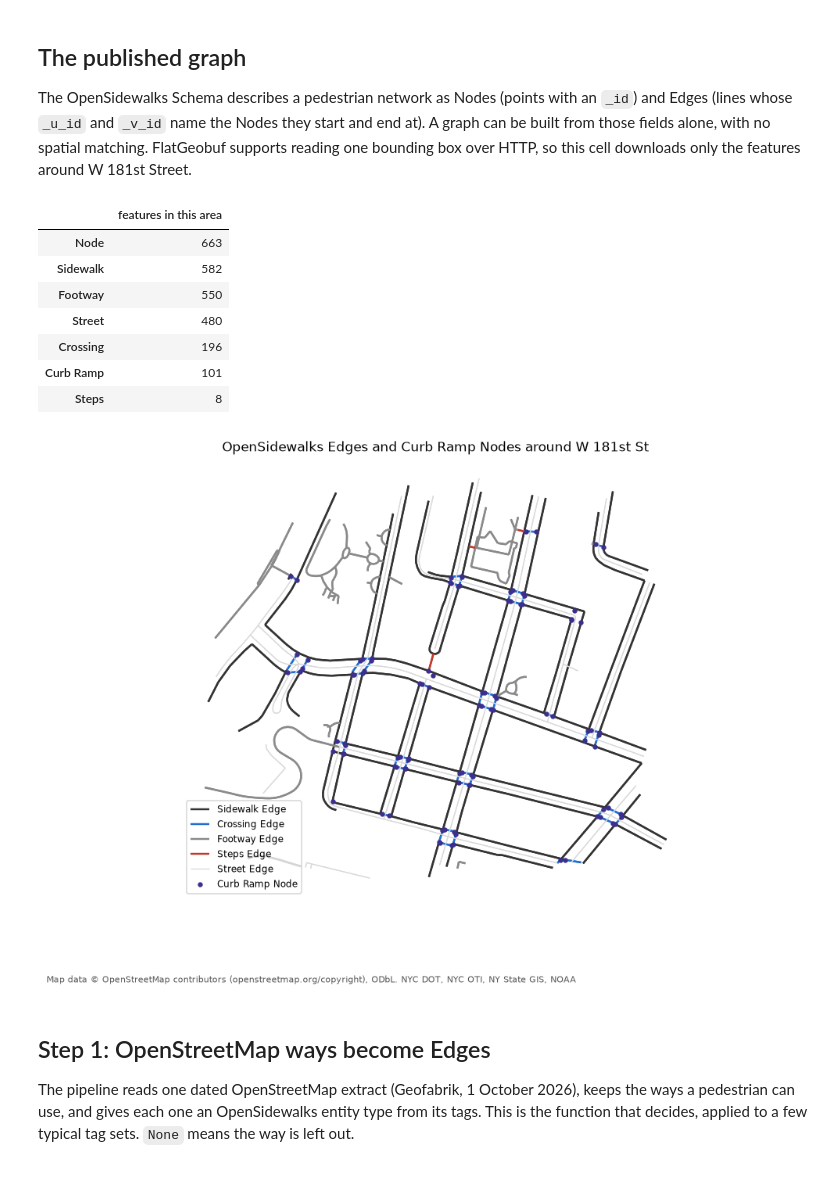
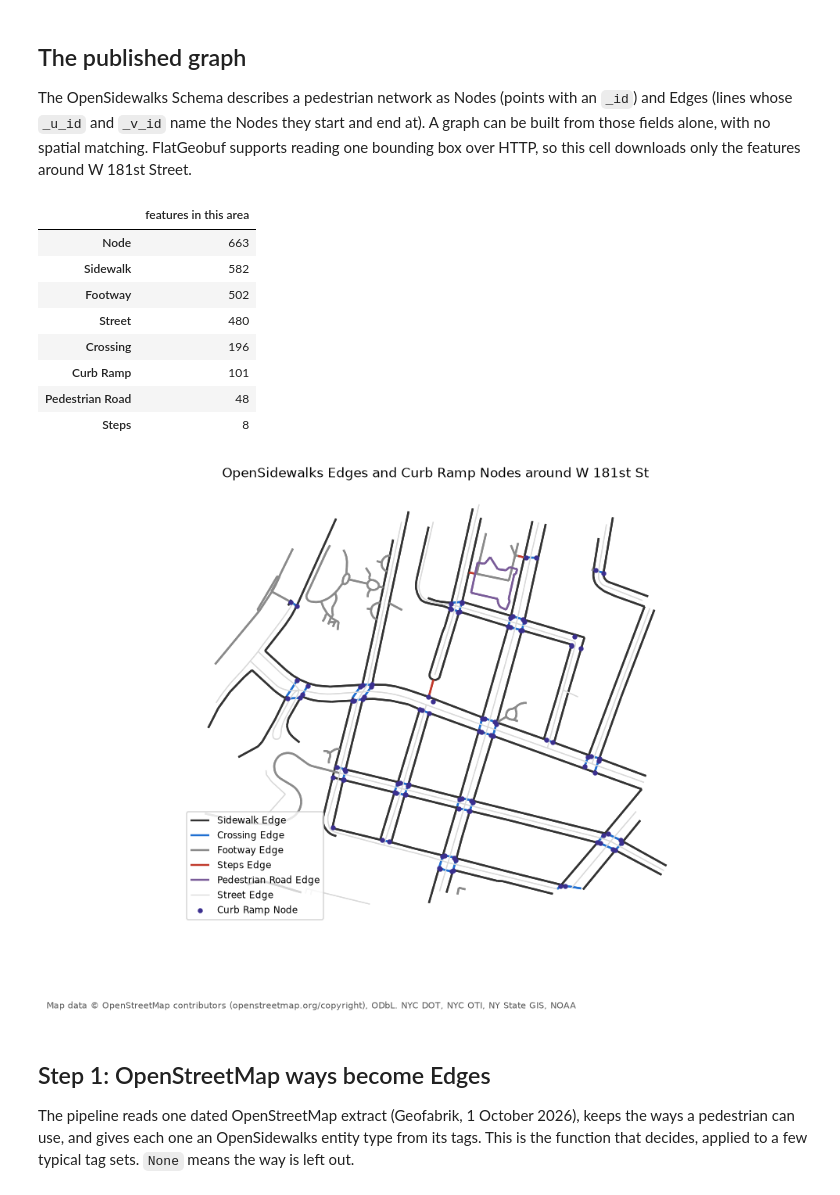
Before and after one commit to msradam/opensidewalks-nyc, a Jupyter notebook: notebooks/how-it-works.ipynb, the cells around one changed output. Drawn from its saved outputs; the diff is of its cells as text; code cells hidden in the pictures.

```diff
--- a/notebooks/how-it-works.ipynb
+++ b/notebooks/how-it-works.ipynb
@@ -51,7 +51,7 @@ def load_module(path):
 osw_to_unweaver = load_module("scripts/osw_to_unweaver.py")
 cost_wheelchair = load_module("unweaver-project/cost-wheelchair.py")
 
-RELEASE = "/vsicurl/https://github.com/msradam/opensidewalks-nyc/releases/download/v0.3.3-nyc.1/nyc-osw.fgb"
+RELEASE = "/vsicurl/https://github.com/msradam/opensidewalks-nyc/releases/download/v0.3.4-nyc.1/nyc-osw.fgb"
 UTM = "EPSG:32618"   # metres, for distances and lengths
 AREA = dict(west=-73.9425, south=40.8490, east=-73.9360, north=40.8530)   # around W 181st St
 BBOX = (AREA["west"], AREA["south"], AREA["east"], AREA["north"])
@@ -81,6 +81,8 @@ nodes = g[g.geom_type == "Point"].copy()
 def entity(row):
     if row["highway"] == "steps":
         return "Steps"
+    if row["highway"] == "pedestrian":
+        return "Pedestrian Road"
     if row["highway"] == "footway":
         return {"sidewalk": "Sidewalk", "crossing": "Crossing"}.get(row["footway"], "Footway")
     return "Street"
@@ -92,26 +94,27 @@ pd.concat([edges["entity"], nodes["entity"]]).value_counts().rename("features in
 |  | features in this area |
 | Node | 663 |
 | Sidewalk | 582 |
-| Footway | 550 |
+| Footway | 502 |
 | Street | 480 |
 | Crossing | 196 |
 | Curb Ramp | 101 |
+| Pedestrian Road | 48 |
 | Steps | 8 |
 # %%
-COLOURS = {"Sidewalk": "#333333", "Crossing": "#1f6fd1", "Footway": "#8a8a8a", "Steps": "#c0392b", "Street": "#d9d9d9"}
+COLOURS = {"Sidewalk": "#333333", "Crossing": "#1f6fd1", "Footway": "#8a8a8a", "Steps": "#c0392b", "Pedestrian Road": "#7a5c99", "Street": "#d9d9d9"}
 
 def base_map(ax, title):
     for name, colour in COLOURS.items():
         part = edges[edges["entity"] == name].to_crs(UTM)
         part.plot(ax=ax, color=colour, linewidth=0.8 if name == "Street" else 1.6, label=f"{name} Edge")
     ax.set_title(title); ax.set_axis_off()
 
 fig, ax = plt.subplots(figsize=(9, 7)); credit(fig)
 base_map(ax, "OpenSidewalks Edges and Curb Ramp Nodes around W 181st St")
 nodes[nodes["entity"] == "Curb Ramp"].to_crs(UTM).plot(ax=ax, color="#3b2f8f", markersize=10, zorder=3, label="Curb Ramp Node")
 ax.legend(loc="lower left", fontsize=8);
 # %% [output]
-[figure, old version]
+[figure, new version]
 # %% [markdown]
 ## Step 1: OpenStreetMap ways become Edges
 
```
Also changed, not shown: parts of 5 cells of this notebook, 3 other files.
